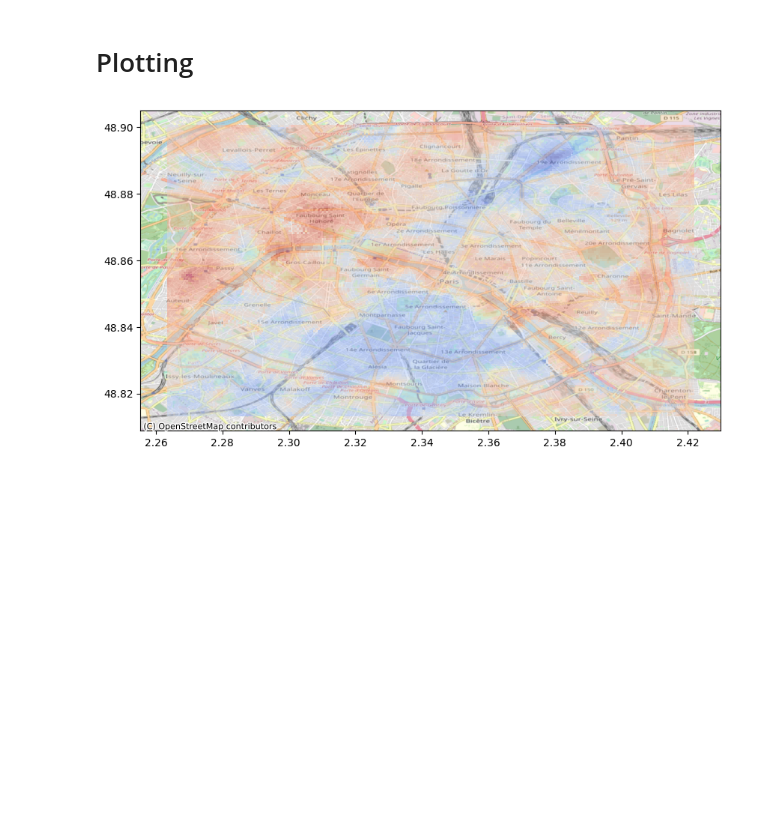
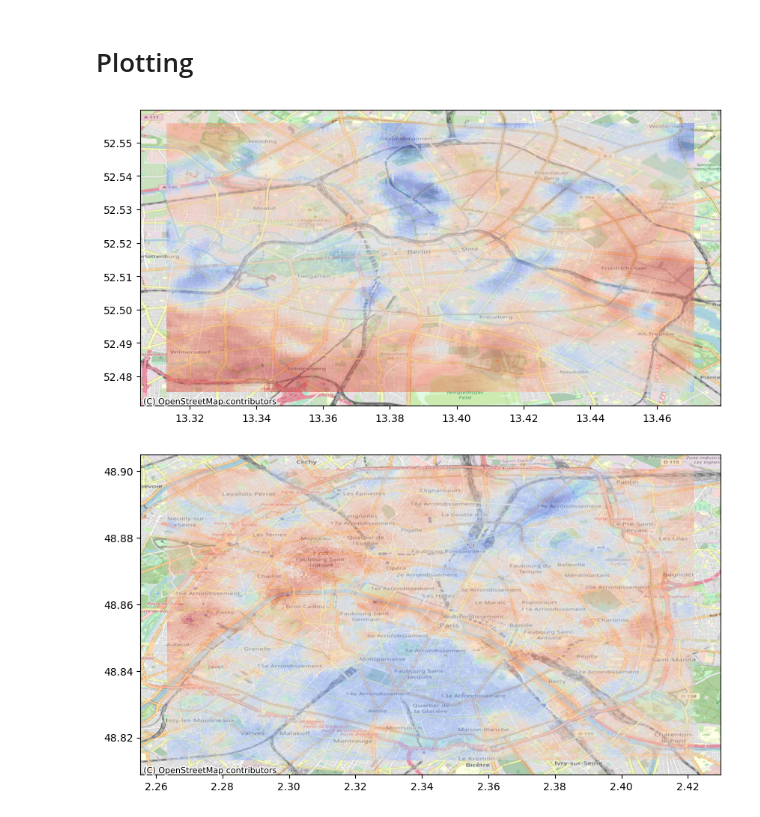
Before and after one commit to b-fa-ce/future_proofing_cities, a Jupyter notebook: notebooks/data_aggregation/sample_satellite_data.ipynb, the cells around one changed output. Saved outputs shown, nothing was run; the diff lists cells and outputs as text; code cells hidden in the pictures; blank space fills up the shorter version.

```diff
--- a/notebooks/data_aggregation/sample_satellite_data.ipynb
+++ b/notebooks/data_aggregation/sample_satellite_data.ipynb
@@ -26,4 +26,5 @@ from modules.ml_logic.utils import slice_picture_coords, get_sub_tile, get_all_s
 # %%
 # import GeoDataFrame
 gdf_Paris_import = import_gdf_from_shp("Paris")
+gdf_Berlin_import = import_gdf_from_shp("Berlin")
 # %%
@@ -128,6 +118,12 @@ gdf_Paris[1]['bb'][0]
 export_gdf("Paris")
 # %% [markdown]
 # Plotting
+# %%
+fig, ax = plt.subplots(figsize = (10,15))
+gdf_Berlin_import.plot(column = 'LST', ax = ax, alpha = .5, cmap = 'coolwarm')
+ctx.add_basemap(ax,  crs='EPSG:4326', source=ctx.providers.OpenStreetMap.Mapnik)
+# %% [output]
+[figure, added]
 # %%
 fig, ax = plt.subplots(figsize = (10,15))
 gdf_Paris_import.plot(column = 'LST', ax = ax, alpha = .5, cmap = 'coolwarm')
```
Also changed, not shown: parts of 6 cells of this notebook, 4 other files.
